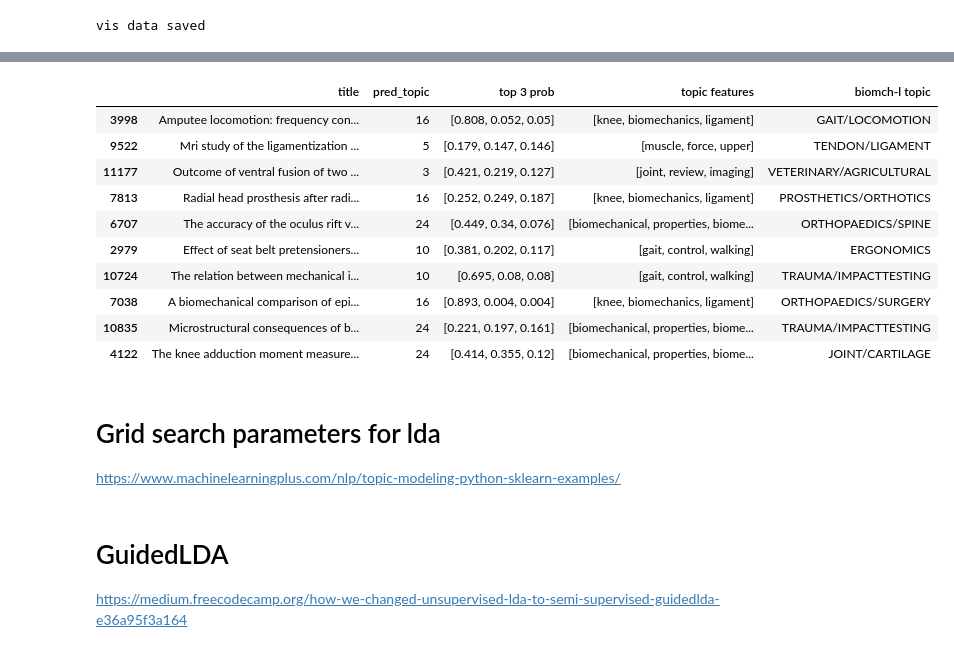
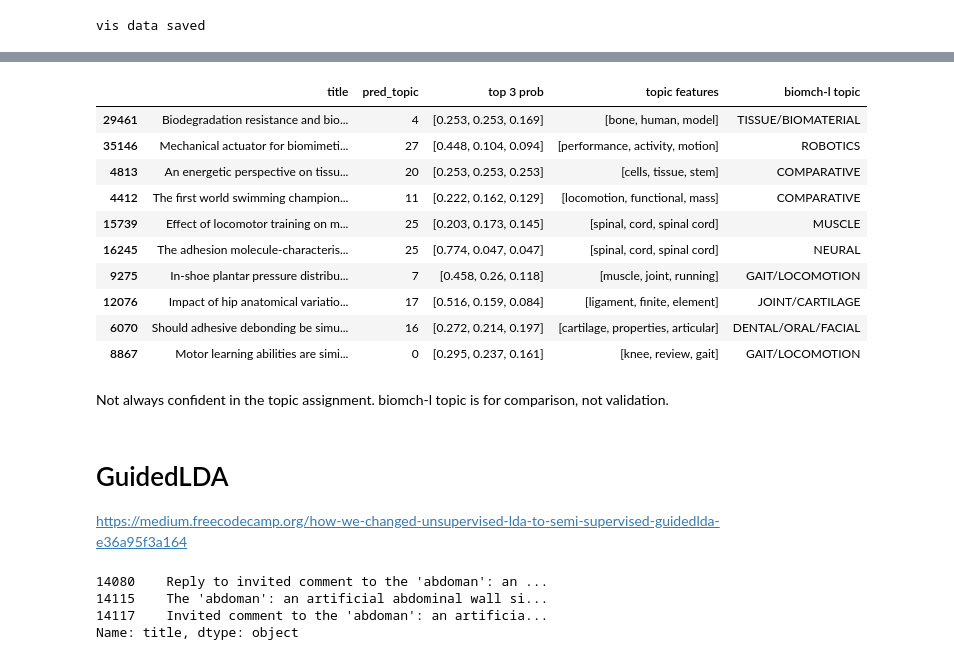
Before and after one commit to alcantarar/literature_update, a Jupyter notebook: Construct_Models/topic_modeling.ipynb, the cells around one changed output, grey strips where cells are left out. Cells and saved outputs as stored; diff of their text form; code cells hidden in the pictures.

```diff
--- a/Construct_Models/topic_modeling.ipynb
+++ b/Construct_Models/topic_modeling.ipynb
@@ -3,7 +3,7 @@ import pandas as pd
 # http://derekgreene.com/slides/topic-modelling-with-scikitlearn.pdf
 #currently have 24 topics
 # %%
-data = pd.read_csv('../Data/RYANDATA_filt_even.csv')
+data = pd.read_csv('../Data/RYANDATA_filt.csv')
 data.columns = ['V0', 'topic', 'authors','title','journal','year','vol_issue','doi','abstract']
 print(data.groupby('topic')['title'].nunique())
 # %% [output]
@@ -137,7 +137,7 @@ tf_feature_names = tf_vectorizer.get_feature_names()
 # %%
 from sklearn.decomposition import NMF, LatentDirichletAllocation
 
-num_topics = 25
+num_topics = 30
 #NMF Model
 nmf = NMF(n_components = num_topics,
           random_state = 0,
@@ -155,7 +155,7 @@ lda = LatentDirichletAllocation(n_components=num_topics,
                                 random_state=0,
                                 verbose = True)
 %time lda.fit(tf)
-print('\nModel Fit')
+lda
 # %% [output]
 iteration: 1 of max_iter: 10
 iteration: 2 of max_iter: 10
@@ -300,3 +312,0 @@ test_titles = data['title'].sample(10)
-# %%
-for n,t in enumerate(test_title):
-    print(test_title.index[n])
@@ -314,49 +313,60 @@ for n,t in enumerate(test_title):
 # %%
 #get paper titles
 test_title_vec = tf_vectorizer.transform(test_titles)
 pred_topic = lda.transform(test_title_vec)
 
 
 sorting = np.argsort(lda.components_)[:,::-1]
 topic_most_pr = []
 topic_probability = []
 topic_features = []
 real_topic = []
 for n,t in enumerate(test_title):
     topic_most_pr.append(pred_topic[n].argmax())
     topic_probability.append(np.round(-np.sort(-pred_topic[n])[0:3],3)) #just change to [0:3] for top 3 probabilities
-    row = []
-    for i in range(3):
-        row.append(np.array(tf_feature_names)[sorting[topic_most_pr[n], i]])
+    row = (np.array(tf_feature_names)[sorting[topic_most_pr[n], 0:3]])
     topic_features.append(row)
-    real_topic.append(data['topic'].loc[test_title.index[n]])
+    real_topic.append(data['topic'].loc[test_titles.index[n]])
 
 
-pred_topics = pd.DataFrame({'title': test_title,
+pred_topics = pd.DataFrame({'title': test_titles,
                             'pred_topic' : topic_most_pr,
                             'top 3 prob' : topic_probability,
                             'topic features' : topic_features,
                             'biomch-l topic' : real_topic
                            })
-pd.set_option('display.max_colwidth', 80)
+pd.set_option('display.max_colwidth', 0)
 # pd.reset_option('display.max_colwidth')
 pred_topics
 # %% [output]
 |  | title | pred_topic | top 3 prob | topic features | biomch-l topic |
-| 3998 | Amputee locomotion: frequency con... | 16 | [0.808, 0.052, 0.05] | [knee, biomechanics, ligament] | GAIT/LOCOMOTION |
-| 9522 | Mri study of the ligamentization ... | 5 | [0.179, 0.147, 0.146] | [muscle, force, upper] | TENDON/LIGAMENT |
-| 11177 | Outcome of ventral fusion of two ... | 3 | [0.421, 0.219, 0.127] | [joint, review, imaging] | VETERINARY/AGRICULTURAL |
-| 7813 | Radial head prosthesis after radi... | 16 | [0.252, 0.249, 0.187] | [knee, biomechanics, ligament] | PROSTHETICS/ORTHOTICS |
-| 6707 | The accuracy of the oculus rift v... | 24 | [0.449, 0.34, 0.076] | [biomechanical, properties, biome... | ORTHOPAEDICS/SPINE |
-| 2979 | Effect of seat belt pretensioners... | 10 | [0.381, 0.202, 0.117] | [gait, control, walking] | ERGONOMICS |
-| 10724 | The relation between mechanical i... | 10 | [0.695, 0.08, 0.08] | [gait, control, walking] | TRAUMA/IMPACTTESTING |
-| 7038 | A biomechanical comparison of epi... | 16 | [0.893, 0.004, 0.004] | [knee, biomechanics, ligament] | ORTHOPAEDICS/SURGERY |
-| 10835 | Microstructural consequences of b... | 24 | [0.221, 0.197, 0.161] | [biomechanical, properties, biome... | TRAUMA/IMPACTTESTING |
-| 4122 | The knee adduction moment measure... | 24 | [0.414, 0.355, 0.12] | [biomechanical, properties, biome... | JOINT/CARTILAGE |
+| 29461 | Biodegradation resistance and bio... | 4 | [0.253, 0.253, 0.169] | [bone, human, model] | TISSUE/BIOMATERIAL |
+| 35146 | Mechanical actuator for biomimeti... | 27 | [0.448, 0.104, 0.094] | [performance, activity, motion] | ROBOTICS |
+| 4813 | An energetic perspective on tissu... | 20 | [0.253, 0.253, 0.253] | [cells, tissue, stem] | COMPARATIVE |
+| 4412 | The first world swimming champion... | 11 | [0.222, 0.162, 0.129] | [locomotion, functional, mass] | COMPARATIVE |
+| 15739 | Effect of locomotor training on m... | 25 | [0.203, 0.173, 0.145] | [spinal, cord, spinal cord] | MUSCLE |
+| 16245 | The adhesion molecule-characteris... | 25 | [0.774, 0.047, 0.047] | [spinal, cord, spinal cord] | NEURAL |
+| 9275 | In-shoe plantar pressure distribu... | 7 | [0.458, 0.26, 0.118] | [muscle, joint, running] | GAIT/LOCOMOTION |
+| 12076 | Impact of hip anatomical variatio... | 17 | [0.516, 0.159, 0.084] | [ligament, finite, element] | JOINT/CARTILAGE |
+| 6070 | Should adhesive debonding be simu... | 16 | [0.272, 0.214, 0.197] | [cartilage, properties, articular] | DENTAL/ORAL/FACIAL |
+| 8867 | Motor learning abilities are simi... | 0 | [0.295, 0.237, 0.161] | [knee, review, gait] | GAIT/LOCOMOTION |
-# %% [markdown]
-# Grid search parameters for lda
-
-[https://www.machinelearningplus.com/nlp/topic-modeling-python-sklearn-examples/](https://www.machinelearningplus.com/nlp/topic-modeling-python-sklearn-examples/)
+# %% [markdown]
+Not always confident in the topic assignment. biomch-l topic is for comparison, not validation.
 # %% [markdown]
 # GuidedLDA
 [https://medium.freecodecamp.org/how-we-changed-unsupervised-lda-to-semi-supervised-guidedlda-e36a95f3a164](https://medium.freecodecamp.org/how-we-changed-unsupervised-lda-to-semi-supervised-guidedlda-e36a95f3a164)
+# %%
+gdata = pd.DataFrame(data)
+idx = []
+
+search_word = tf_feature_names[0]
+# search_word = 'biomechanics'
+idx.append(gdata['topic'][gdata['title'].str.contains(search_word)].index) #topic where search_word appears in title
+
+for t in idx:
+    print(data['title'].iloc[t]) #index into df by iterating through row index
+# %% [output]
+14080    Reply to invited comment to the 'abdoman': an ...
+14115    The 'abdoman': an artificial abdominal wall si...
+14117    Invited comment to the 'abdoman': an artificia...
+Name: title, dtype: object
```
Also changed, not shown: parts of 12 cells of this notebook, 1 other file.
